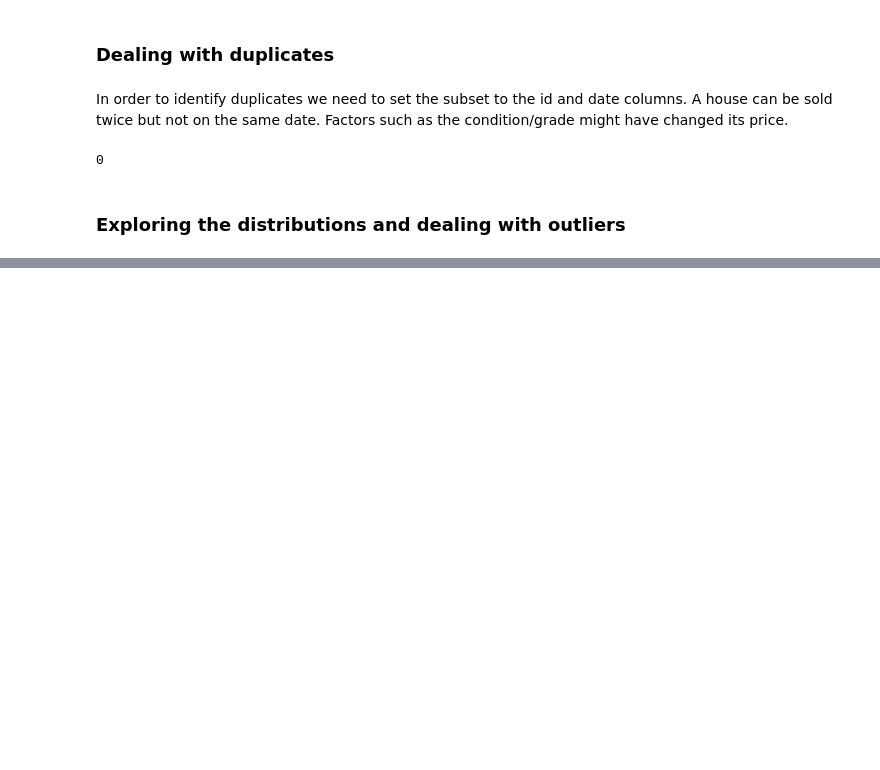
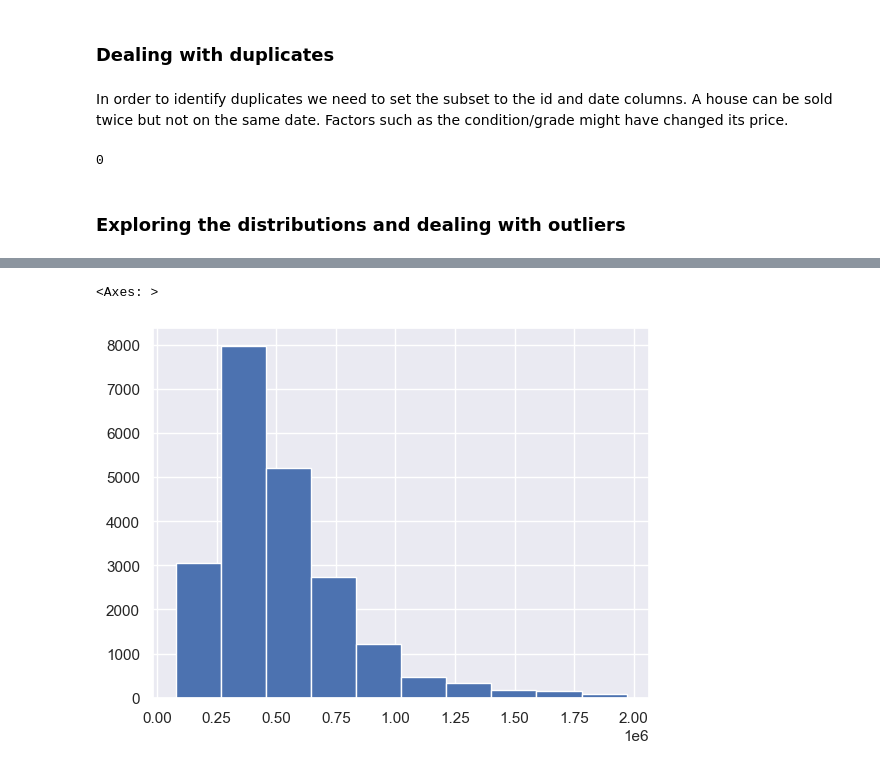
Before and after one commit to WilliamNdoni/linear-regression_phase2_proj, a Jupyter notebook: student.ipynb, the cells around one changed output, grey strips where cells are left out. Saved outputs shown, nothing was run; the diff lists cells and outputs as text; code cells hidden in the pictures; blank space fills up the shorter version.

```diff
--- a/student.ipynb
+++ b/student.ipynb
@@ -276,0 +302,4 @@ Most often non normality in the variables is associated with non normality in th
+# %%
+## Having a look at the 99th and 1 percentile
+p = df_no_mv['price'].quantile(q = .99)
+p
@@ -276,0 +310,4 @@ Most often non normality in the variables is associated with non normality in th
+# %%
+## Removing the outliers in price
+df_no_mv = df_no_mv[df_no_mv['price'] <= p]
+df_no_mv['price'].describe()
@@ -276,0 +324,5 @@ Most often non normality in the variables is associated with non normality in th
+# %%
+df_no_mv['price'].hist()
+# %% [output]
+<Axes: >
+[figure, added]
```
Also changed, not shown: parts of 41 cells of this notebook.
